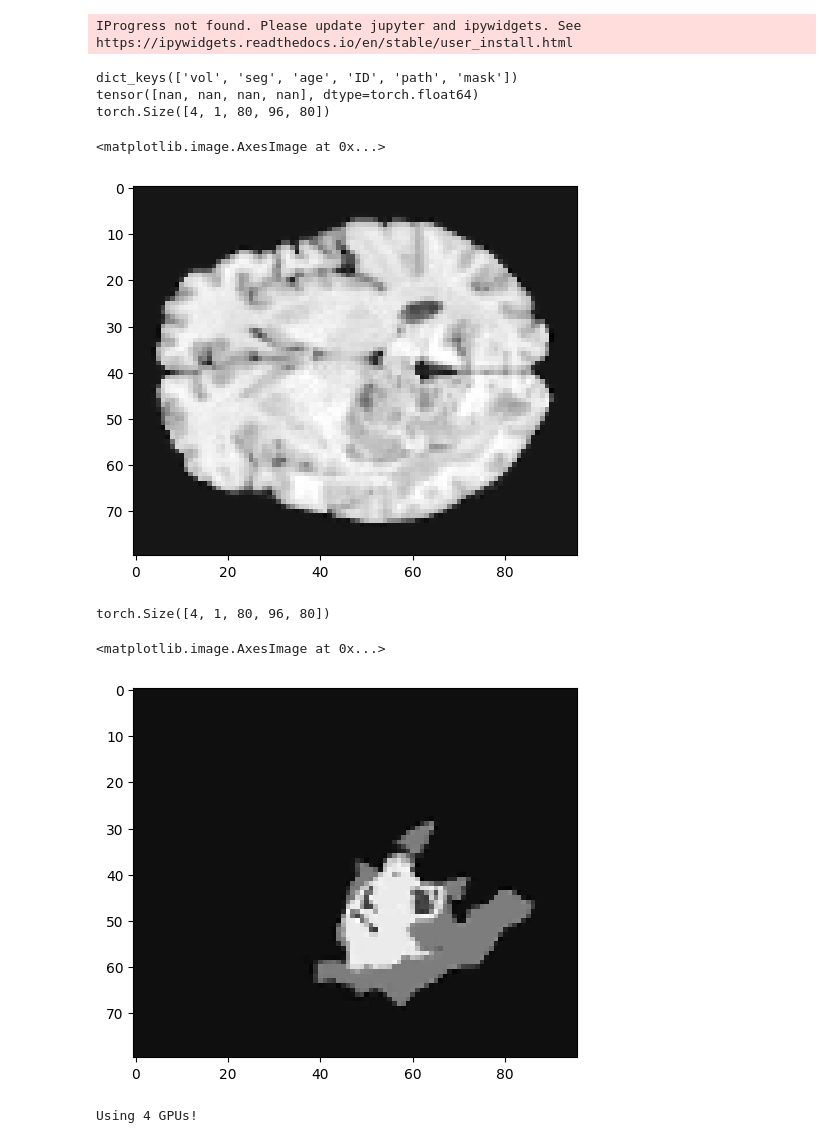
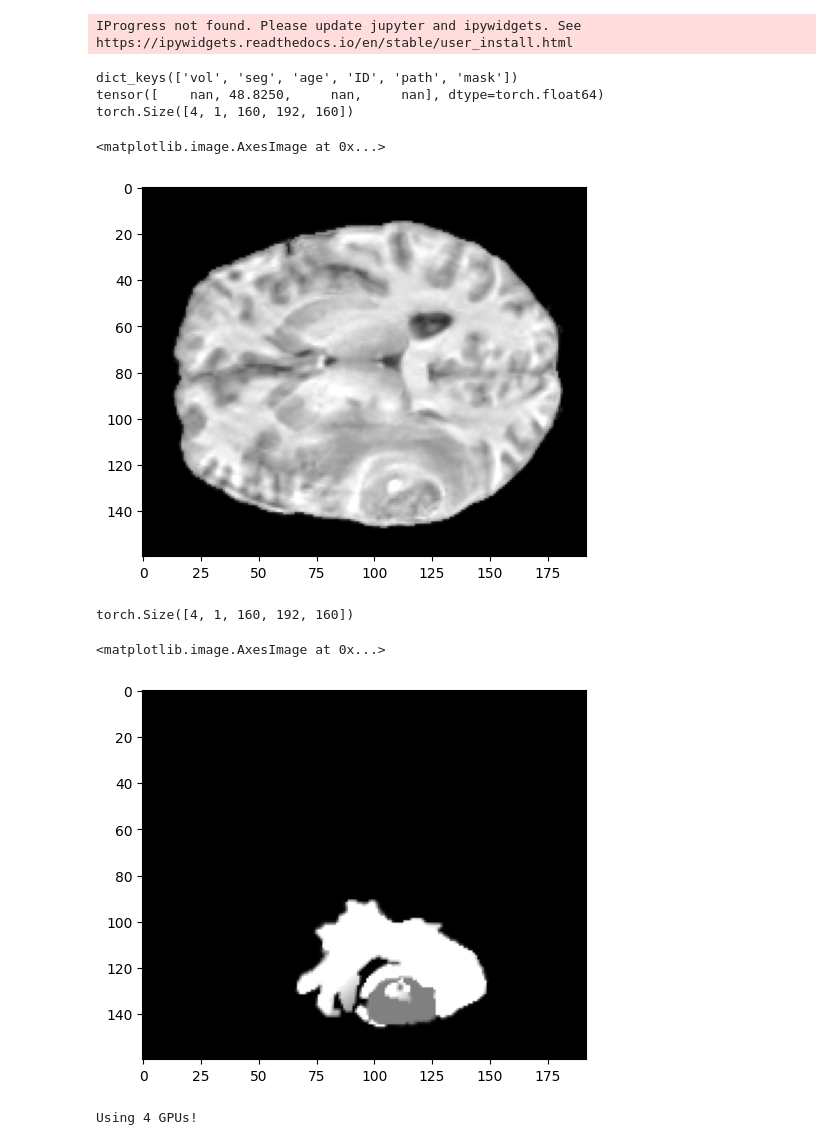
Before and after one commit to HaleAkrami/3D_lesion_DF, a Jupyter notebook: 3d_ddpm_valid.ipynb, the cells around one changed output. Drawn from its saved outputs; the diff is of its cells as text; code cells hidden in the pictures.

Commit message:
reduced size

```diff
--- a/3d_ddpm_valid.ipynb
+++ b/3d_ddpm_valid.ipynb
@@ -300,25 +300,27 @@ test_loader = DataLoader(data_test, batch_size=config.get('batch_size', 1),shuff
 # %%
 #s = next(iter(test_loader))
 print(s.keys())
 print(s['age'])
 print(s['vol']['data'].size())
 image_array = s['vol']['data']
-plt.imshow(image_array[0][0][:,:,40].squeeze().cpu().numpy(), cmap='gray')
+global_vmin = torch.min(image_array).item()
+global_vmax = torch.max(image_array).item()
+plt.imshow(image_array[0][0][:,:,80].squeeze().cpu().numpy(), vmin=0, vmax=1,cmap='gray')
 # %% [output]
 dict_keys(['vol', 'seg', 'age', 'ID', 'path', 'mask'])
-tensor([nan, nan, nan, nan], dtype=torch.float64)
-torch.Size([4, 1, 80, 96, 80])
+tensor([    nan, 48.8250,     nan,     nan], dtype=torch.float64)
+torch.Size([4, 1, 160, 192, 160])
 <matplotlib.image.AxesImage at 0x...>
-[figure, old version]
+[figure, new version]
 # %%
 
 print(s['seg']['data'].size())
-image_array = s['seg']['data'][0][0][:,:,40].squeeze().cpu().numpy()
-plt.imshow(image_array, cmap='gray')
+image_array_sclice= s['seg']['data'][0][0][:,:,80].squeeze().cpu().numpy()
+plt.imshow(image_array_sclice, cmap='gray')
 # %% [output]
-torch.Size([4, 1, 80, 96, 80])
+torch.Size([4, 1, 160, 192, 160])
 <matplotlib.image.AxesImage at 0x...>
-[figure, old version]
+[figure, new version]
 # %%
 device = torch.device("cuda")
 
```
Also changed, not shown: parts of 12 cells of this notebook, 5 other files.
